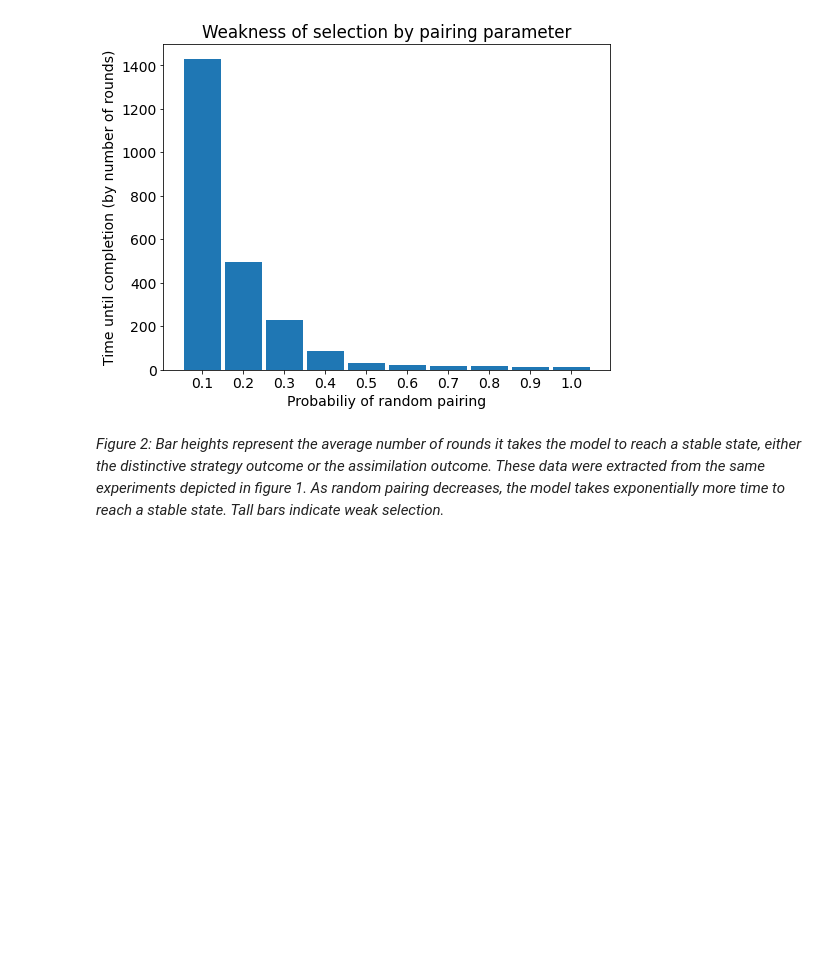
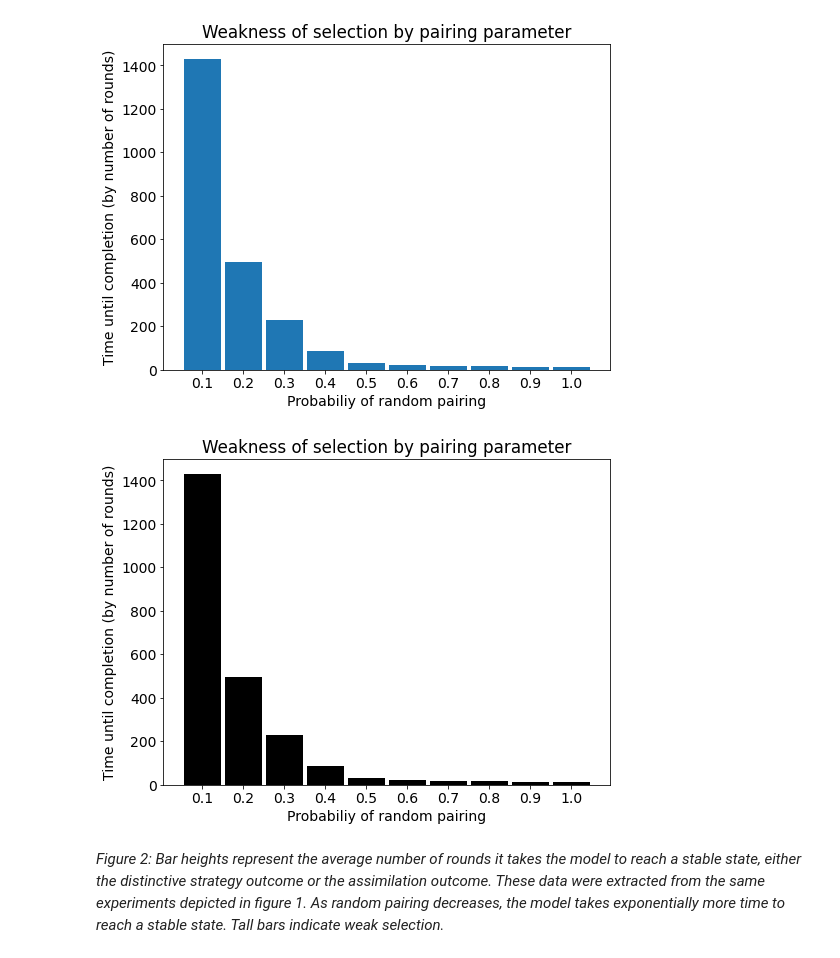
Before and after one commit to daniel-saunders-phil/dowry-game, a Jupyter notebook: Reproducible_data_analysis_similiarity_bias.ipynb, the cells around one changed output. Saved outputs shown, nothing was run; the diff lists cells and outputs as text; code cells hidden in the pictures; blank space fills up the shorter version.

```diff
--- a/Reproducible_data_analysis_similiarity_bias.ipynb
+++ b/Reproducible_data_analysis_similiarity_bias.ipynb
@@ -110,6 +124,22 @@ plt.xlabel('Probabiliy of random pairing')
 plt.show()
 # %% [output]
 [figure]
+# %%
+# repeat the above steps but for the average run time of a simulation
+
+steps = data['[step]']
+
+steps_by_pairing = [steps[pairing == p] for p in params]
+mean_steps_by_pairing_param = [np.mean(l) for l in steps_by_pairing]
+
+plt.bar(params,mean_steps_by_pairing_param,width=.09,color='black')
+plt.xticks(params)
+plt.title("Weakness of selection by pairing parameter")
+plt.ylabel('Time until completion (by number of rounds)')
+plt.xlabel('Probabiliy of random pairing')
+plt.show()
+# %% [output]
+[figure, added]
 # %% [markdown]
 *Figure 2: Bar heights represent the average number of rounds it takes the
 model to reach a stable state, either the distinctive strategy outcome or the
```
Also changed, not shown: parts of 7 cells of this notebook.
